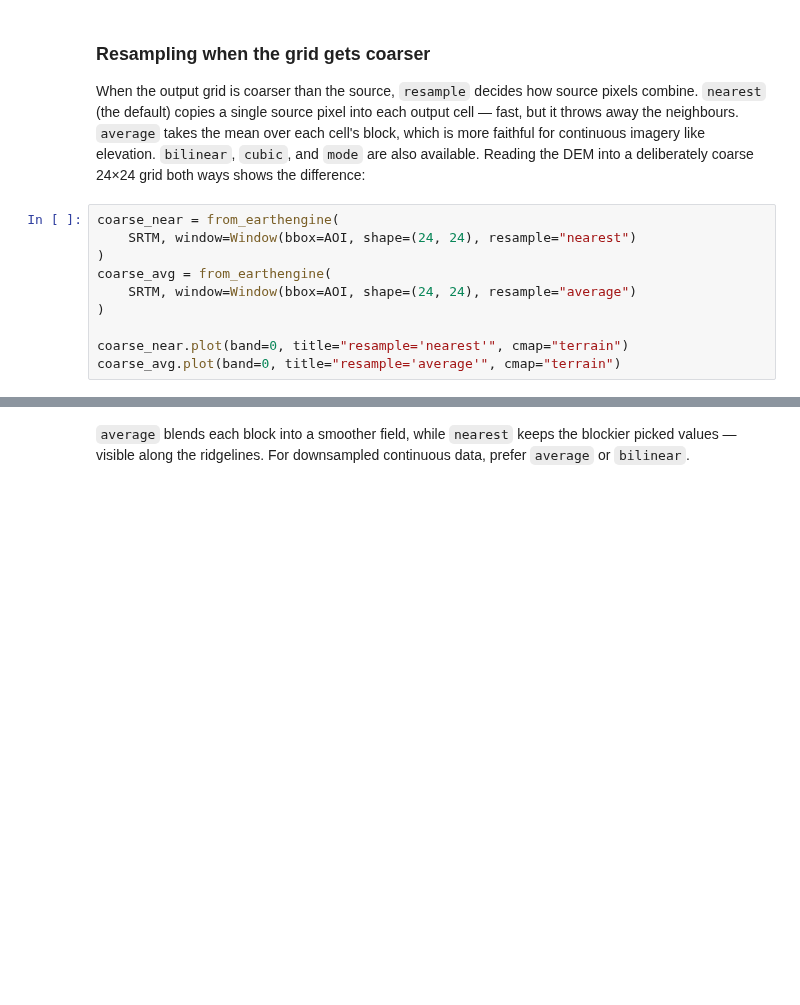
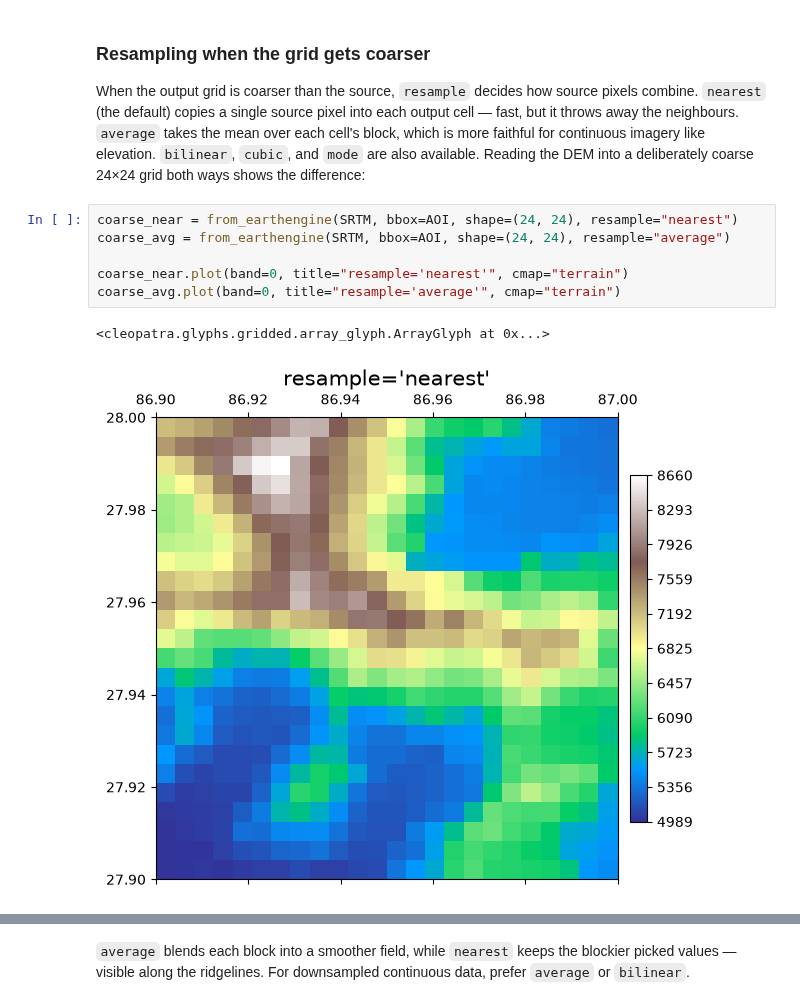
Before and after one commit to serapeum-org/pyramids-eo, a Jupyter notebook: develop/examples/earth_engine_reader/earth_engine_reader.ipynb, the cells around one changed output, grey strips where cells are left out. Cells and saved outputs as stored; diff of their text form; blank space fills up the shorter version.

```diff
--- a/develop/examples/earth_engine_reader/earth_engine_reader.ipynb
+++ b/develop/examples/earth_engine_reader/earth_engine_reader.ipynb
@@ -104,12 +106,11 @@ Roughly a 20×20 grid — `0.1` degrees of AOI divided by the `0.005`-degree pix
 
 When the output grid is coarser than the source, `resample` decides how source pixels combine. `nearest` (the default) copies a single source pixel into each output cell — fast, but it throws away the neighbours. `average` takes the mean over each cell's block, which is more faithful for continuous imagery like elevation. `bilinear`, `cubic`, and `mode` are also available. Reading the DEM into a deliberately coarse 24×24 grid both ways shows the difference:
 # %%
-coarse_near = from_earthengine(
-    SRTM, window=Window(bbox=AOI, shape=(24, 24), resample="nearest")
-)
-coarse_avg = from_earthengine(
-    SRTM, window=Window(bbox=AOI, shape=(24, 24), resample="average")
-)
+coarse_near = from_earthengine(SRTM, bbox=AOI, shape=(24, 24), resample="nearest")
+coarse_avg = from_earthengine(SRTM, bbox=AOI, shape=(24, 24), resample="average")
 
 coarse_near.plot(band=0, title="resample='nearest'", cmap="terrain")
 coarse_avg.plot(band=0, title="resample='average'", cmap="terrain")
+# %% [output]
+<cleopatra.glyphs.gridded.array_glyph.ArrayGlyph at 0x...>
+[figure, added]
```
Also changed, not shown: parts of 10 cells of this notebook, 26 other files.
